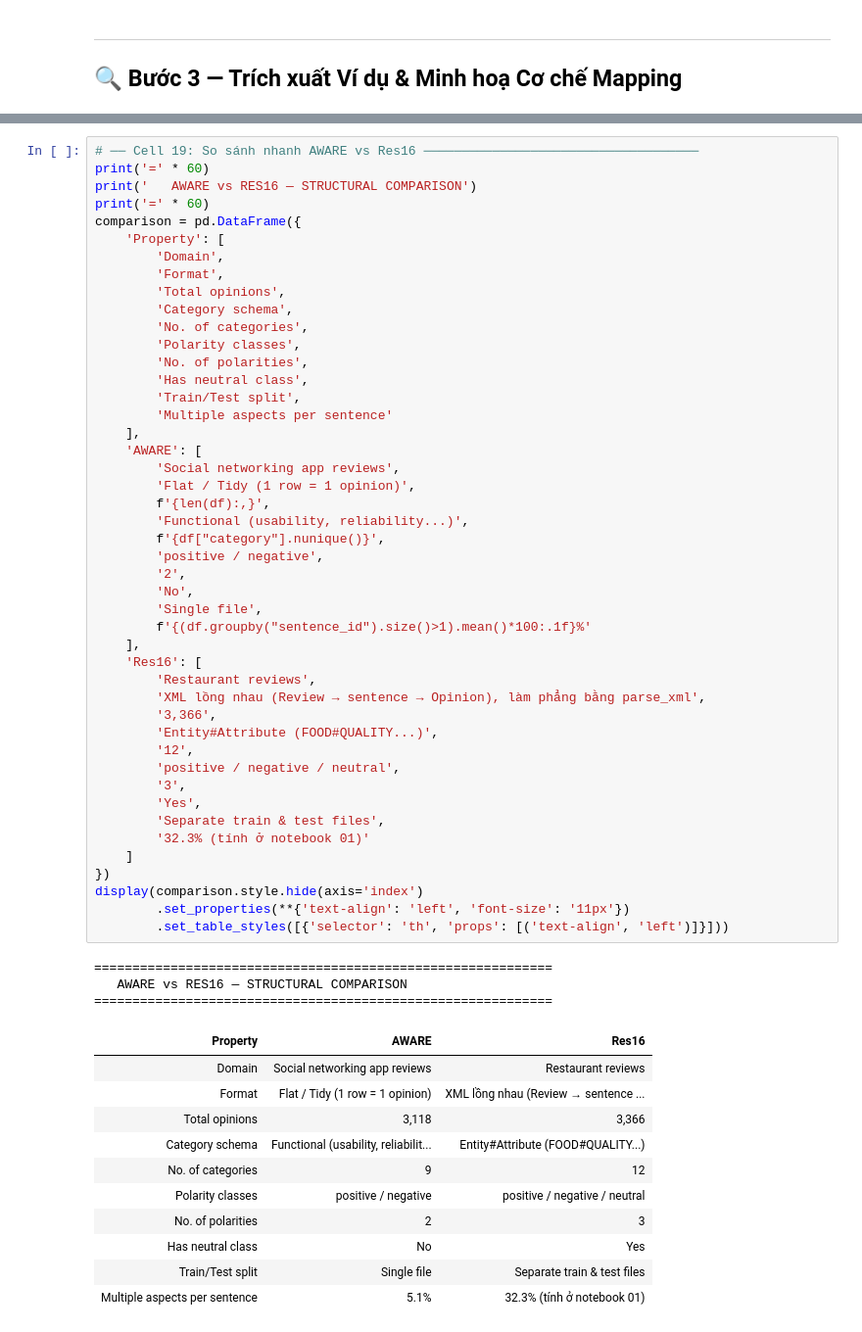
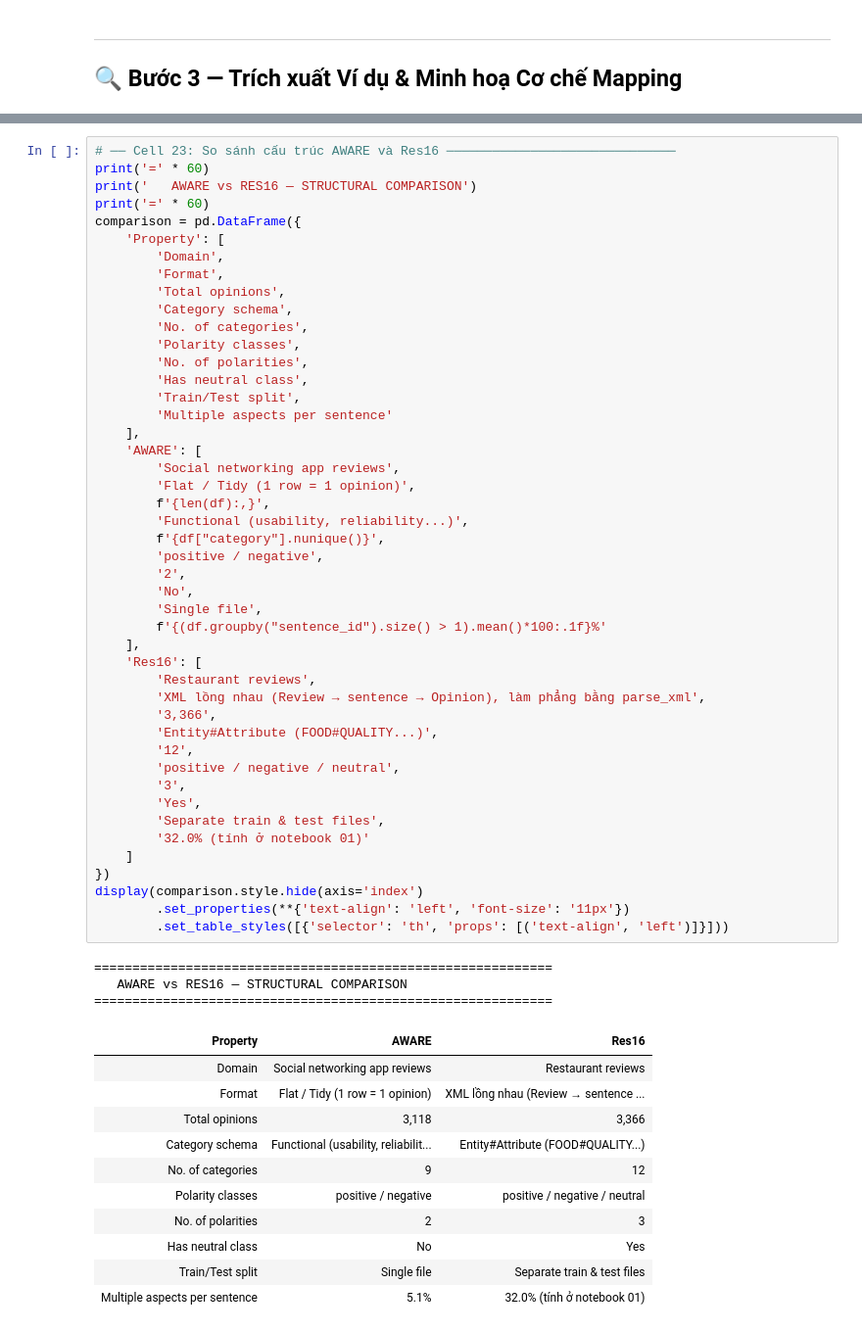
Before and after one commit to TranHoangDatSC/Data-Analysis-Laboratory, a Jupyter notebook: Natural-Language-Processing/Final-Project/notebooks/02_eda_aware.ipynb, the cells around one changed output, grey strips where cells are left out. Shown at 98% size. Drawn from its saved outputs; the diff is of its cells as text.

```diff
--- a/Natural-Language-Processing/Final-Project/notebooks/02_eda_aware.ipynb
+++ b/Natural-Language-Processing/Final-Project/notebooks/02_eda_aware.ipynb
@@ -729,5 +825,5 @@ Model phải hiểu ngữ nghĩa chức năng của ứng dụng.
 # %%
-# ── Cell 19: So sánh nhanh AWARE vs Res16 ────────────────────────────────────
+# ── Cell 23: So sánh cấu trúc AWARE và Res16 ──────────────────────────────
 print('=' * 60)
 print('   AWARE vs RES16 — STRUCTURAL COMPARISON')
 print('=' * 60)
@@ -754,36 +850,36 @@ comparison = pd.DataFrame({
         '2',
         'No',
         'Single file',
-        f'{(df.groupby("sentence_id").size()>1).mean()*100:.1f}%'
+        f'{(df.groupby("sentence_id").size() > 1).mean()*100:.1f}%'
     ],
     'Res16': [
         'Restaurant reviews',
         'XML lồng nhau (Review → sentence → Opinion), làm phẳng bằng parse_xml',
         '3,366',
         'Entity#Attribute (FOOD#QUALITY...)',
         '12',
         'positive / negative / neutral',
         '3',
         'Yes',
         'Separate train & test files',
-        '32.3% (tính ở notebook 01)'
+        '32.0% (tính ở notebook 01)'
     ]
 })
 display(comparison.style.hide(axis='index')
         .set_properties(**{'text-align': 'left', 'font-size': '11px'})
         .set_table_styles([{'selector': 'th', 'props': [('text-align', 'left')]}]))
 # %% [output]
 ============================================================
    AWARE vs RES16 — STRUCTURAL COMPARISON
 ============================================================
 | Property | AWARE | Res16 |
 | Domain | Social networking app reviews | Restaurant reviews |
 | Format | Flat / Tidy (1 row = 1 opinion) | XML lồng nhau (Review → sentence ... |
 | Total opinions | 3,118 | 3,366 |
 | Category schema | Functional (usability, reliabilit... | Entity#Attribute (FOOD#QUALITY...) |
 | No. of categories | 9 | 12 |
 | Polarity classes | positive / negative | positive / negative / neutral |
 | No. of polarities | 2 | 3 |
 | Has neutral class | No | Yes |
 | Train/Test split | Single file | Separate train & test files |
-| Multiple aspects per sentence | 5.1% | 32.3% (tính ở notebook 01) |
+| Multiple aspects per sentence | 5.1% | 32.0% (tính ở notebook 01) |
```
Also changed, not shown: parts of 52 cells of this notebook.
